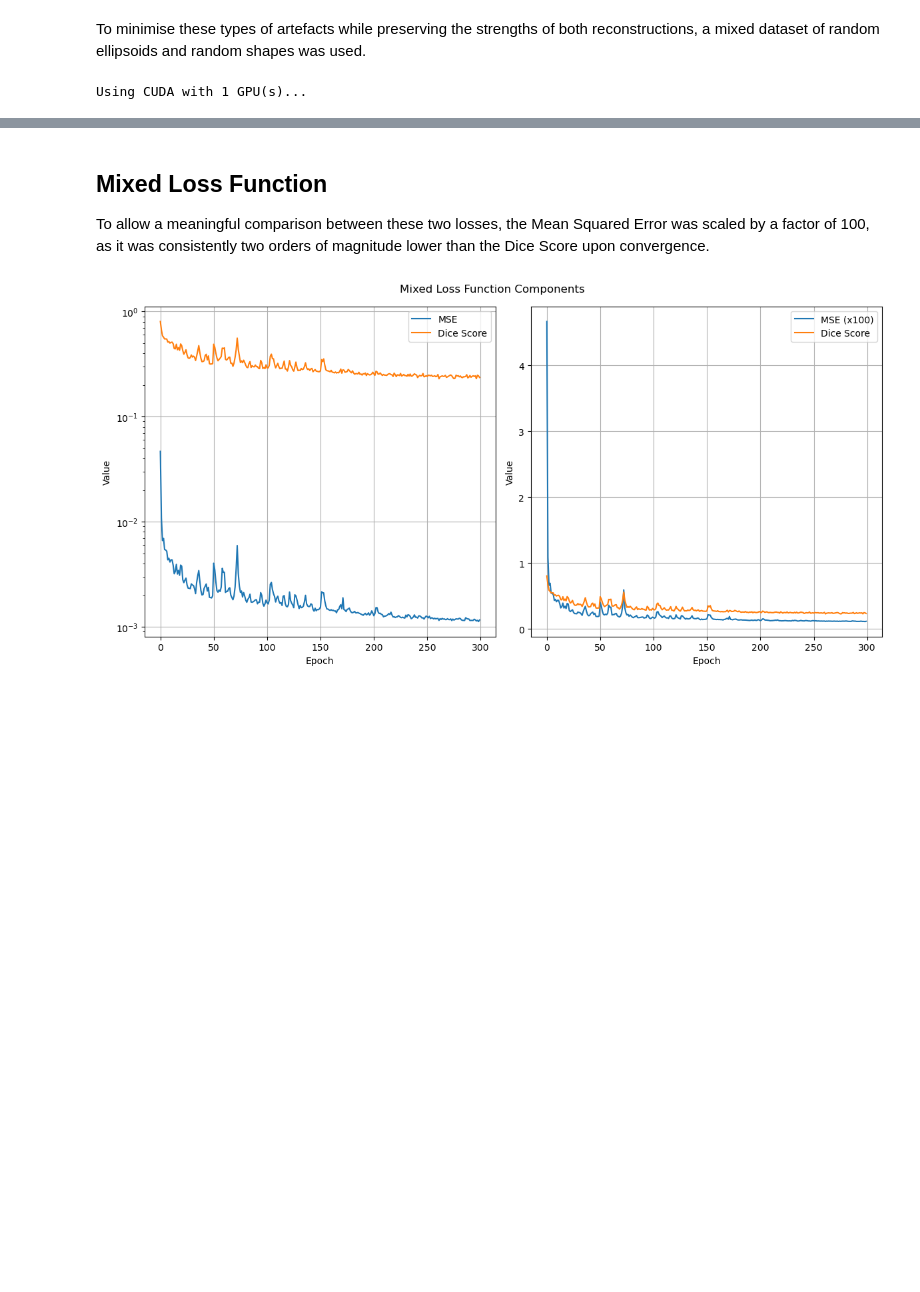
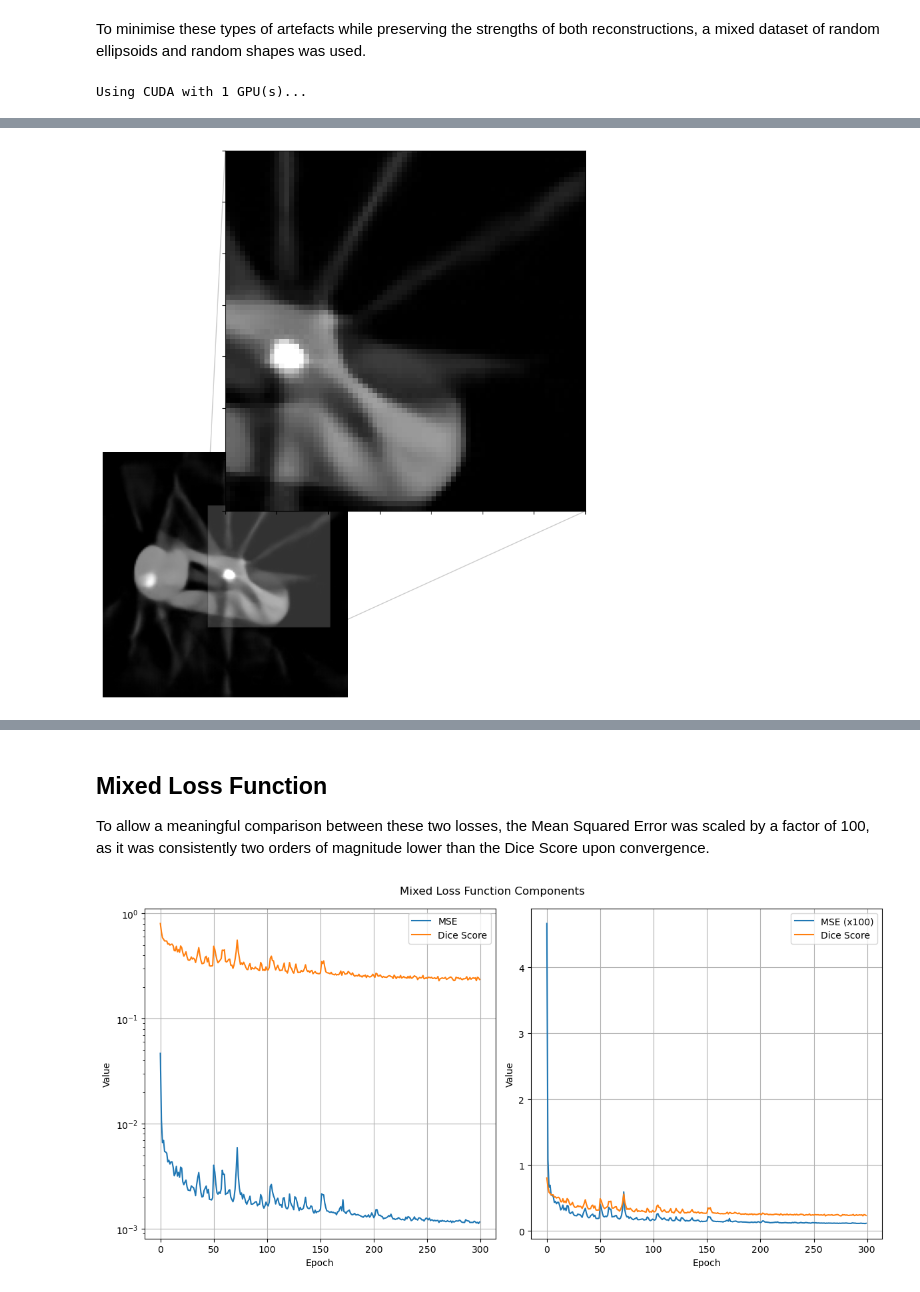
Before and after one commit to binarypillow/HL205X-2024, a Jupyter notebook: 5-chapter_discussion.ipynb, the cells around one changed output, grey strips where cells are left out. Cells and saved outputs as stored; diff of their text form; code cells hidden in the pictures; blank space fills up the shorter version.

Commit message:
Add zoomed images

```diff
--- a/5-chapter_discussion.ipynb
+++ b/5-chapter_discussion.ipynb
@@ -154,0 +155,17 @@ plot_images(
+# %%
+fig, ax = plt.subplots()
+
+extent = (-3, 4, -4, 3)
+ax.imshow(Unet_ELL_mouse_slice.cpu().numpy(), extent=extent, cmap="gray", vmin=0.0, vmax=0.6)
+
+x1, x2, y1, y2 = 0, 3.5, -2, 1.5 # subregion of the original image
+axins = ax.inset_axes(
+    [0.5, 0.76, 1.47, 1.47], xlim=(x1, x2), ylim=(y1, y2), xticklabels=[], yticklabels=[]
+)
+axins.imshow(Unet_ELL_mouse_slice.cpu().numpy(), extent=extent, cmap="gray", vmin=0.0, vmax=0.6)
+
+ax.indicate_inset_zoom(axins, edgecolor="black", facecolor="white", alpha=0.2)
+ax.axis("off")
+plt.show()
+# %% [output]
+[figure, added]
```
Also changed, not shown: parts of 6 cells of this notebook.
